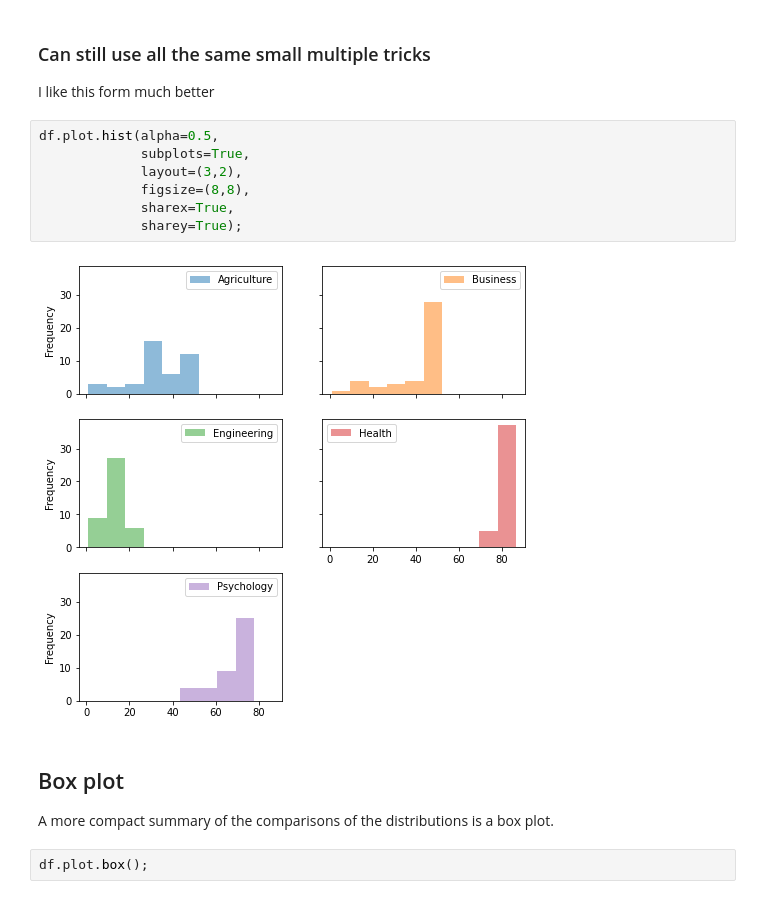
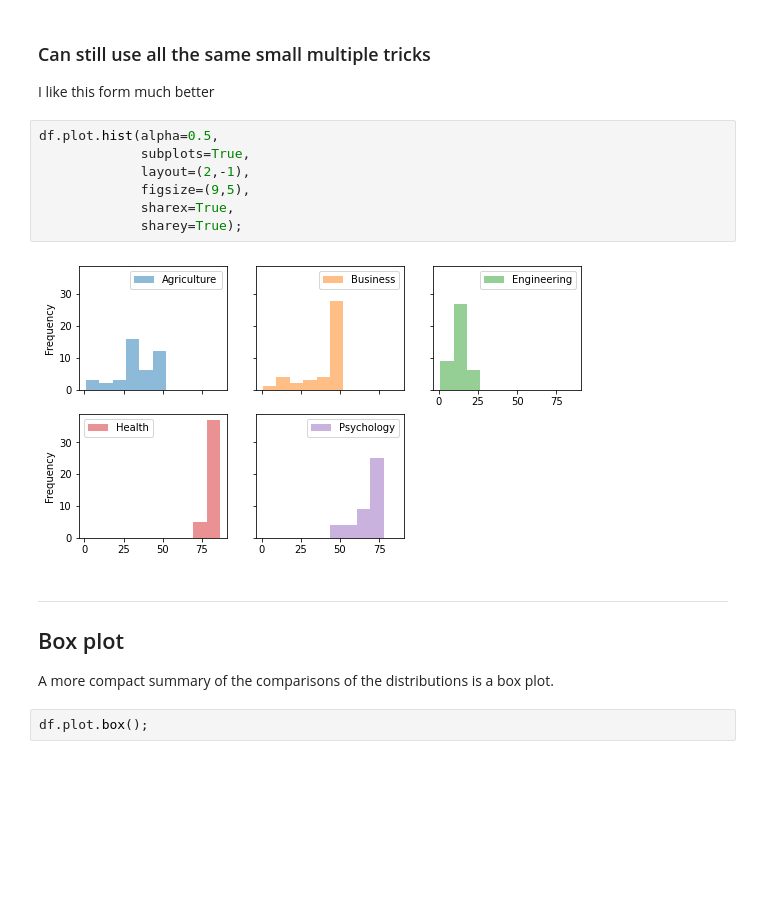
Before and after one commit to emonson/pandas-datamatters, a Jupyter notebook: BasicPandasPlotting.ipynb, the cells around one changed output. Saved outputs shown, nothing was run; the diff lists cells and outputs as text; blank space fills up the shorter version.

```diff
--- a/BasicPandasPlotting.ipynb
+++ b/BasicPandasPlotting.ipynb
@@ -245,13 +287,15 @@ I like this form much better
 # %%
 df.plot.hist(alpha=0.5,
              subplots=True,
-             layout=(3,2),
-             figsize=(8,8),
+             layout=(2,-1),
+             figsize=(9,5),
              sharex=True,
              sharey=True);
 # %% [output]
-[figure, old version]
+[figure, new version]
 # %% [markdown]
+---
+
 ## Box plot
 
 A more compact summary of the comparisons of the distributions is a box plot.
```
Also changed, not shown: parts of 25 cells of this notebook.
